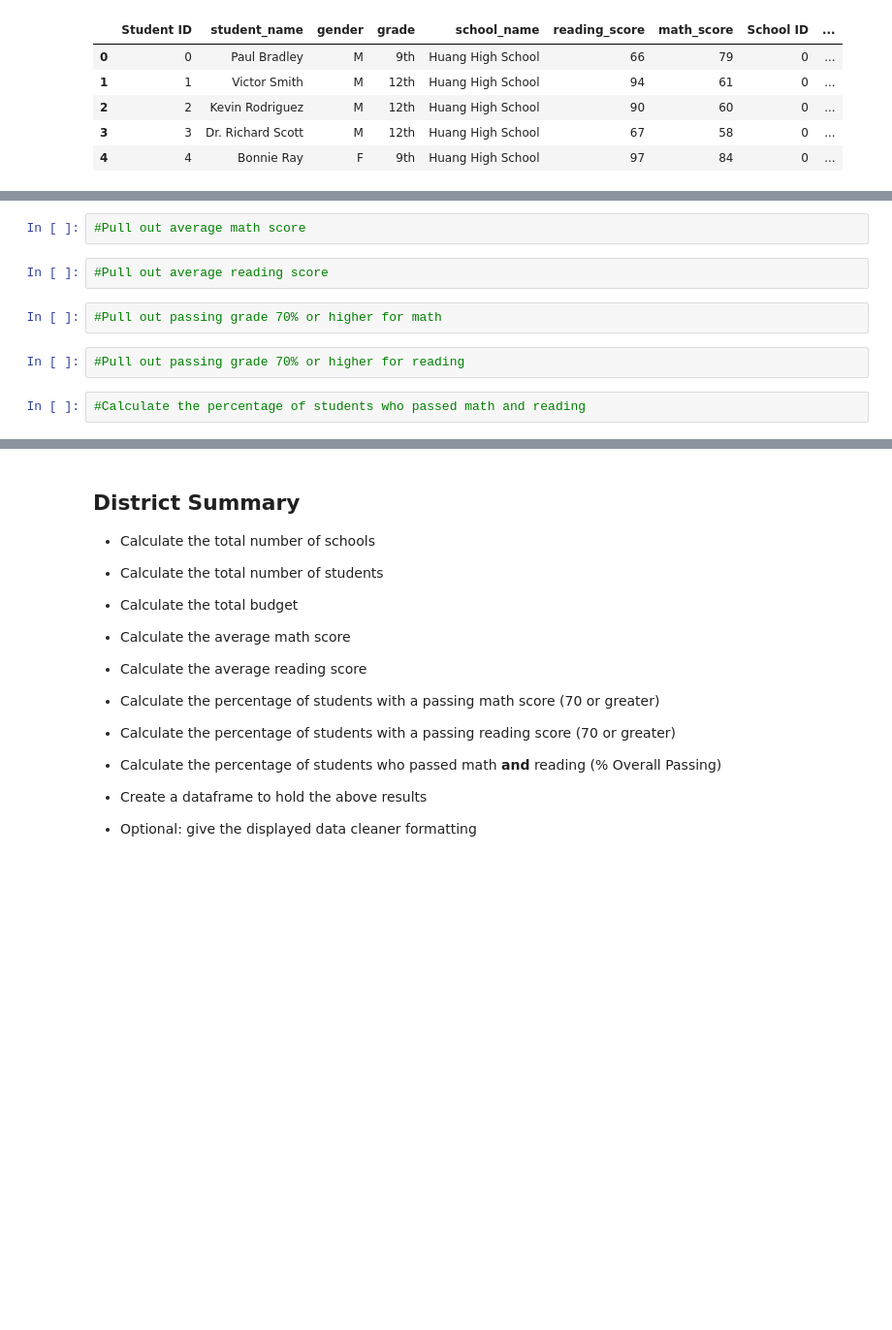
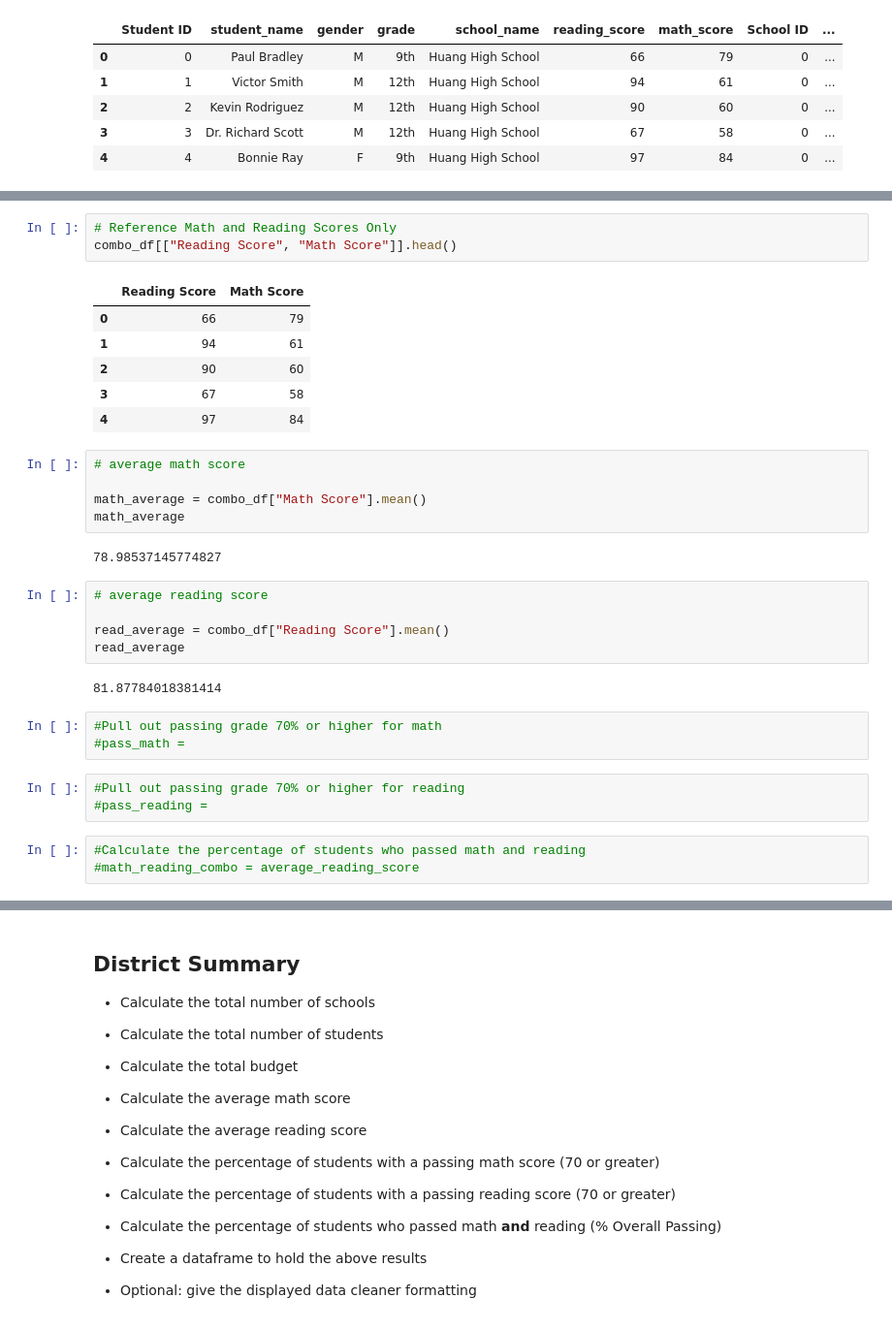
Before and after one commit to lstredler/pandas-challenge, a Jupyter notebook: PyCitySchools_starter.ipynb, the cells around one changed output, grey strips where cells are left out. Shown: that part at 97% size. Cells and saved outputs as stored; diff of their text form; blank space fills up the shorter version.

```diff
--- a/PyCitySchools_starter.ipynb
+++ b/PyCitySchools_starter.ipynb
@@ -84,12 +151,35 @@ combo_df.describe()
+# %%
+# Reference Math and Reading Scores Only
+combo_df[["Reading Score", "Math Score"]].head()
+# %% [output]
+|  | Reading Score | Math Score |
+| 0 | 66 | 79 |
+| 1 | 94 | 61 |
+| 2 | 90 | 60 |
+| 3 | 67 | 58 |
+| 4 | 97 | 84 |
 # %%
-#Pull out average math score
+# average math score
+
+math_average = combo_df["Math Score"].mean()
+math_average
+# %% [output]
+78.98537145774827
 # %%
-#Pull out average reading score
+# average reading score
+
+read_average = combo_df["Reading Score"].mean()
+read_average
+# %% [output]
+81.87784018381414
 # %%
 #Pull out passing grade 70% or higher for math
+#pass_math =
 # %%
 #Pull out passing grade 70% or higher for reading
+#pass_reading =
 # %%
 #Calculate the percentage of students who passed math and reading
+#math_reading_combo = average_reading_score
 # %%
 # Place all of the data found into a summary DataFrame
```
Also changed, not shown: parts of 13 cells of this notebook, 2 other files.
